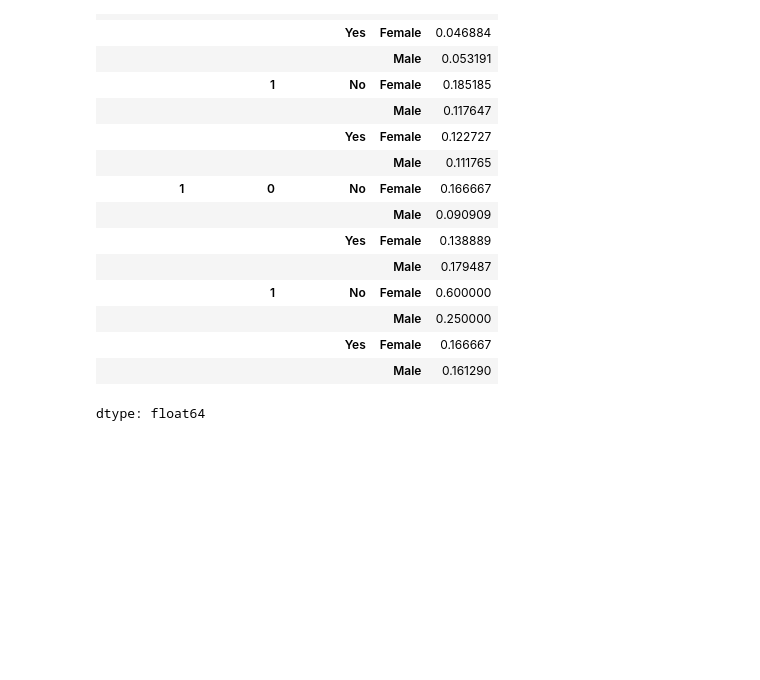
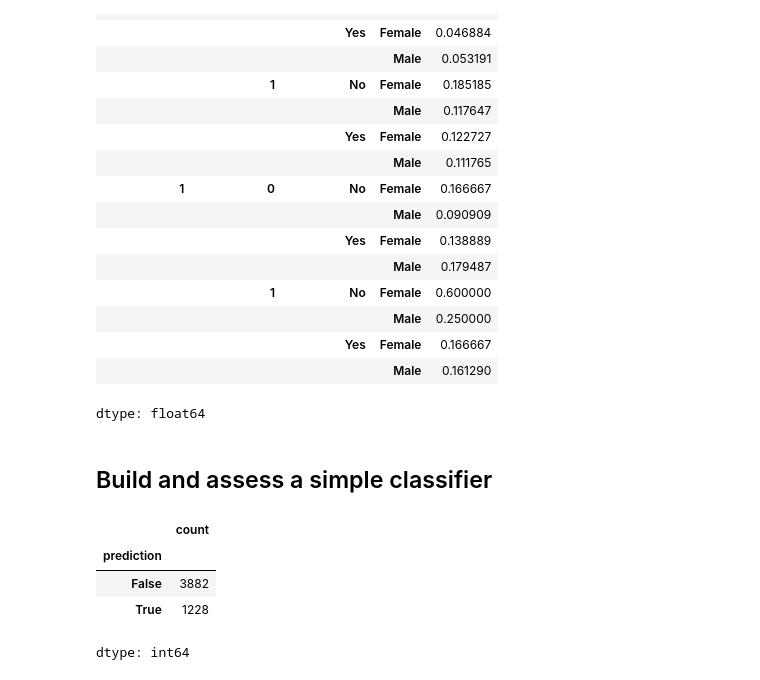
Before and after one commit to tylerscott3/CS290, a Jupyter notebook: Stroke_Prediction.ipynb, the cells around one changed output. Cells and saved outputs as stored; diff of their text form; code cells hidden in the pictures; blank space fills up the shorter version.

```diff
--- a/Stroke_Prediction.ipynb
+++ b/Stroke_Prediction.ipynb
@@ -164,3 +164,5 @@ df.groupby(['heart_disease', 'hypertension', 'ever_married', 'gender'])['stroke'
 |  |  | Yes | Female | 0.166667 |
 |  |  |  | Male | 0.161290 |
 dtype: float64
+# %% [markdown]
+## Build and assess a simple classifier
@@ -166,0 +171,8 @@ dtype: float64
+# %%
+df["prediction"].value_counts()
+# %% [output]
+|  | count |
+| prediction |  |
+| False | 3882 |
+| True | 1228 |
+dtype: int64
```
Also changed, not shown: parts of 17 cells of this notebook.
